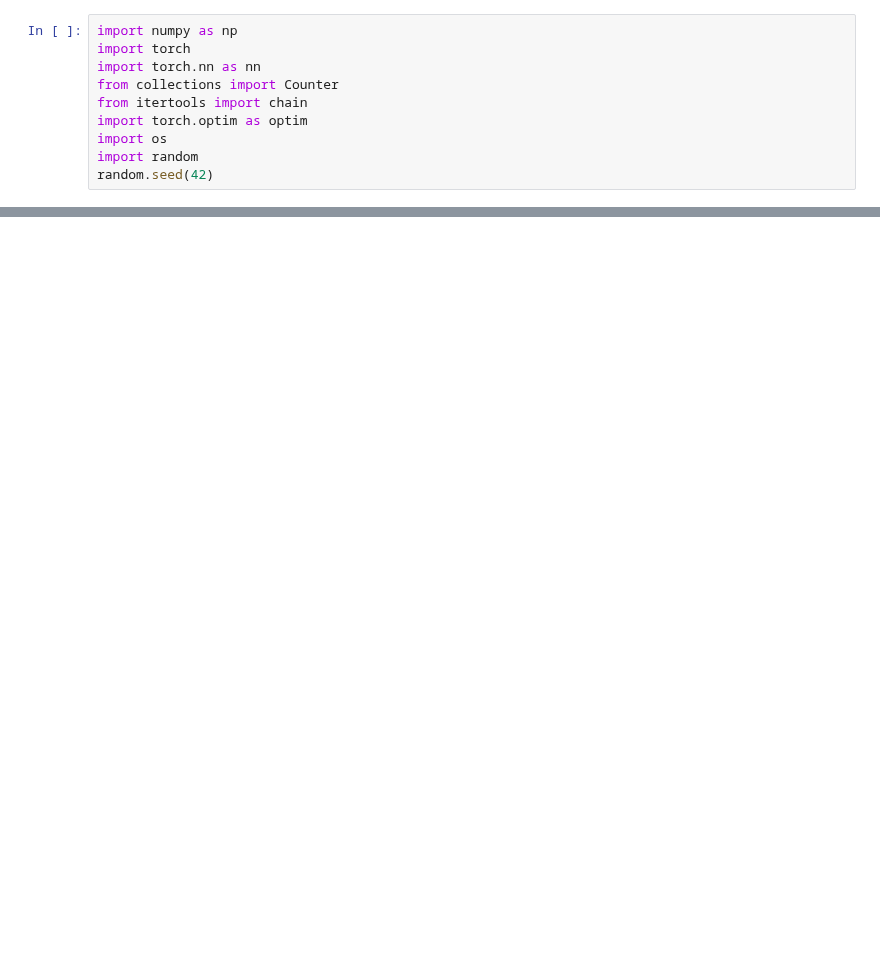
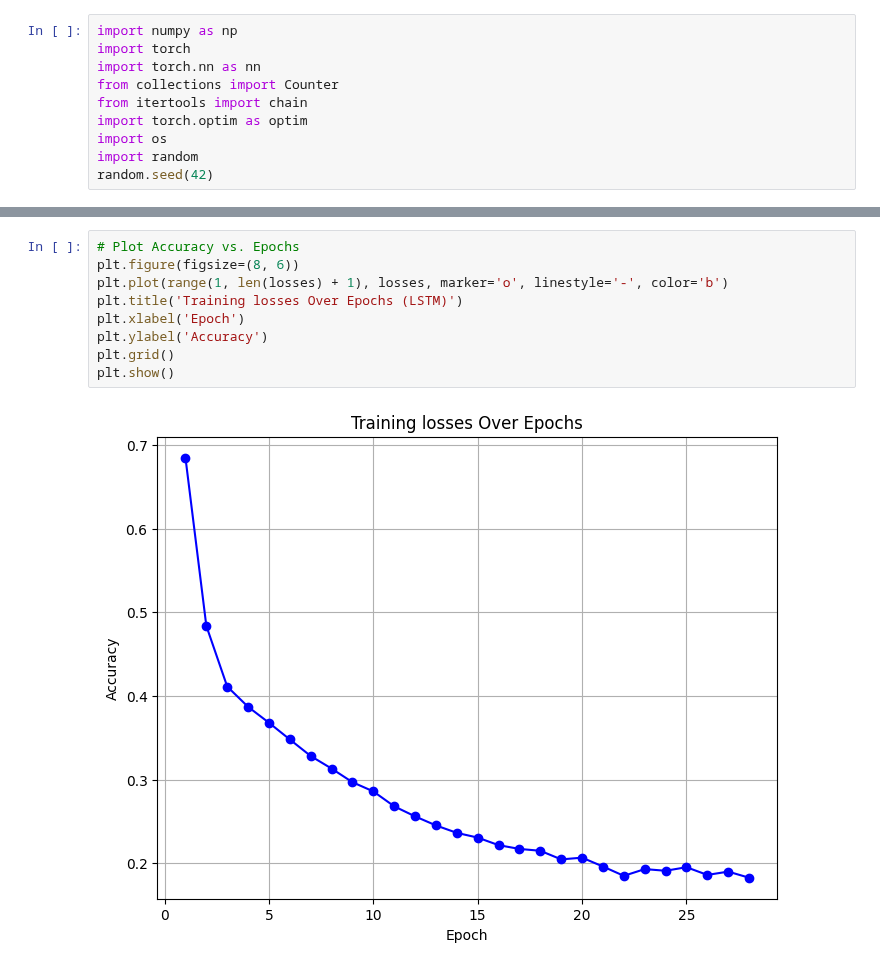
Before and after one commit to 1shaked/year_3, a Jupyter notebook: NLP/p1/model.ipynb, the cells around one changed output, grey strips where cells are left out. Saved outputs shown, nothing was run; the diff lists cells and outputs as text; blank space fills up the shorter version.

```diff
--- a/NLP/p1/model.ipynb
+++ b/NLP/p1/model.ipynb
@@ -38,0 +410,11 @@ class SentimentLSTM(nn.Module):
+# %%
+# Plot Accuracy vs. Epochs
+plt.figure(figsize=(8, 6))
+plt.plot(range(1, len(losses) + 1), losses, marker='o', linestyle='-', color='b')
+plt.title('Training losses Over Epochs (LSTM)')
+plt.xlabel('Epoch')
+plt.ylabel('Accuracy')
+plt.grid()
+plt.show()
+# %% [output]
+[figure, added]
```
Also changed, not shown: parts of 31 cells of this notebook.
